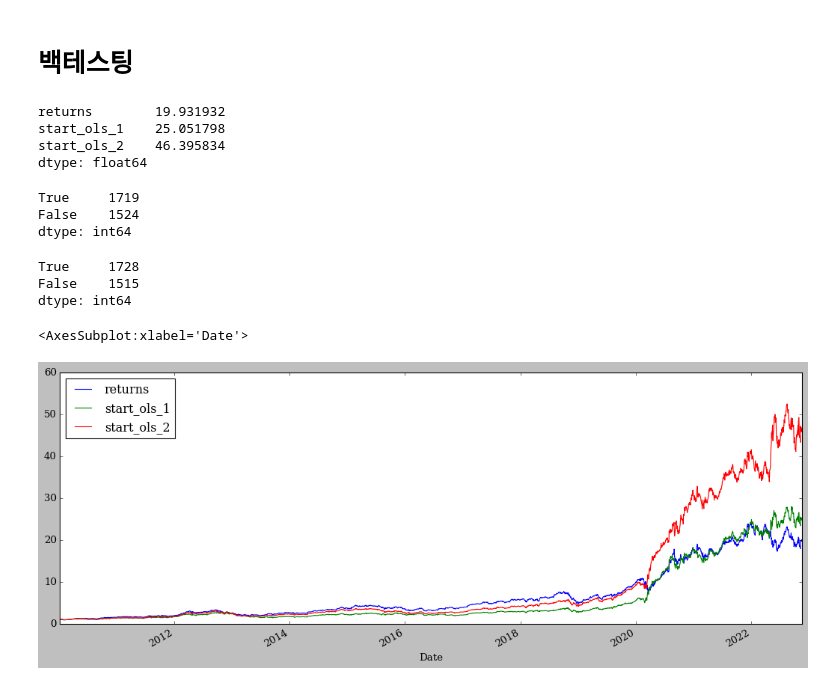
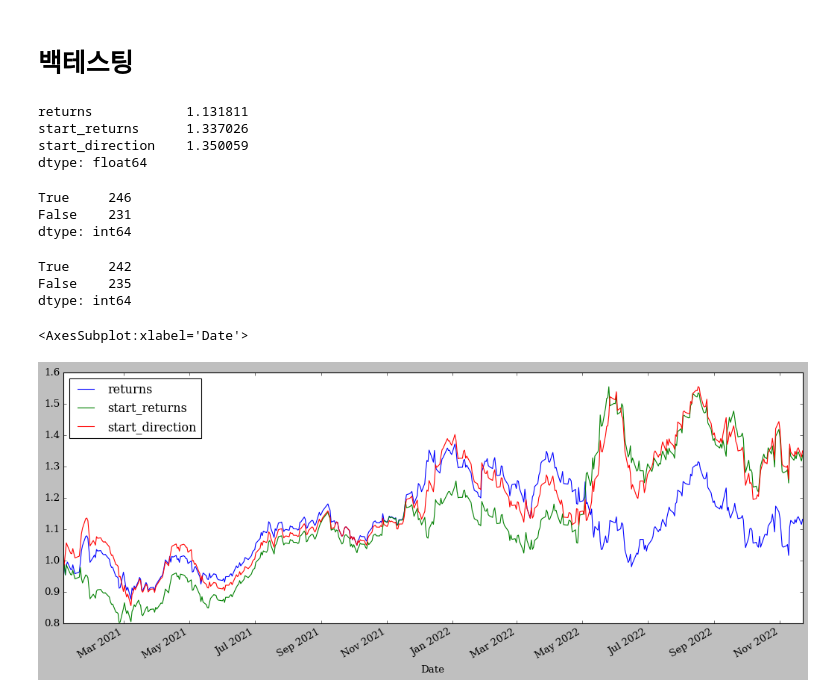
Before and after one commit to Hosung-Ahn/trading, a Jupyter notebook: trading strategy/note.ipynb, the cells around one changed output. Cells and saved outputs as stored; diff of their text form; code cells hidden in the pictures.

Commit message:
trading-strategy : linear regression -> split data and repredict

```diff
--- a/trading strategy/note.ipynb
+++ b/trading strategy/note.ipynb
@@ -245,6 +245,8 @@ from sklearn.linear_model import LinearRegression
 lr = LinearRegression()
 # pos_ols_1 은 종속변수를 수익률에 두고 학습
 # pos_ols_2 은 종속변수를 상승 or 하락에 두고 학습
-apple['pos_ols_1'] = lr.fit(apple[cols], apple['returns']).predict(apple[cols])
-apple['pos_ols_2'] = lr.fit(apple[cols], apple['direction']).predict(apple[cols])
-apple
+
+X_train = apple[cols][:'2020']
+X_test = apple[cols]['2021':]
+y_returns_train = apple['returns'][:'2020']
+y_direction_train = apple['direction'][:'2020']
@@ -266,2 +253,11 @@ apple
+# %%
+
+data = pd.DataFrame()
+data.index = apple['2021':].index
+data['returns'] = apple['returns']['2021':]
+data['direction'] = apple['direction']['2021':]
+
+data['pos_returns'] = lr.fit(X_train, y_returns_train).predict(X_test)
+data['pos_direction'] = lr.fit(X_train, y_direction_train).predict(X_test)
 # %%
-apple[['pos_ols_1', 'pos_ols_2']] = np.where(apple[['pos_ols_1', 'pos_ols_2']] > 0, 1, -1)
+data[['pos_returns', 'pos_direction']] = np.where(data[['pos_returns', 'pos_direction']] > 0, 1, -1)
@@ -289,30 +285,30 @@ Name: pos_ols_2, dtype: int64
 # %% [markdown]
 # 백테스팅
-# %%
-apple['start_ols_1'] = apple['pos_ols_1'] * apple['returns']
-apple['start_ols_2'] = apple['pos_ols_2'] * apple['returns']
-
-apple[['returns', 'start_ols_1', 'start_ols_2']].sum().apply(np.exp)
-# %% [output]
-returns        19.931932
-start_ols_1    25.051798
-start_ols_2    46.395834
-dtype: float64
+# %%
+data['start_returns'] = data['pos_returns'] * data['returns']
+data['start_direction'] = data['pos_direction'] * data['returns']
+
+data[['returns', 'start_returns', 'start_direction']].sum().apply(np.exp)
+# %% [output]
+returns            1.131811
+start_returns      1.337026
+start_direction    1.350059
+dtype: float64
 # %%
 # 예측의 정확도
-(apple['direction'] == apple['pos_ols_1']).value_counts()
+(data['direction'] == data['pos_returns']).value_counts()
 # %% [output]
-True     1719
-False    1524
+True     246
+False    231
 dtype: int64
 # %%
-(apple['direction'] == apple['pos_ols_2']).value_counts()
+(data['direction'] == data['pos_direction']).value_counts()
 # %% [output]
-True     1728
-False    1515
+True     242
+False    235
 dtype: int64
 # %%
-apple[['returns', 'start_ols_1', 'start_ols_2']].cumsum().apply(np.exp).plot(figsize=(16,6))
+data[['returns', 'start_returns', 'start_direction']].cumsum().apply(np.exp).plot(figsize=(16,6))
 # %% [output]
 <AxesSubplot:xlabel='Date'>
-[figure, old version]
+[figure, new version]
```
Also changed, not shown: parts of 7 cells of this notebook.
